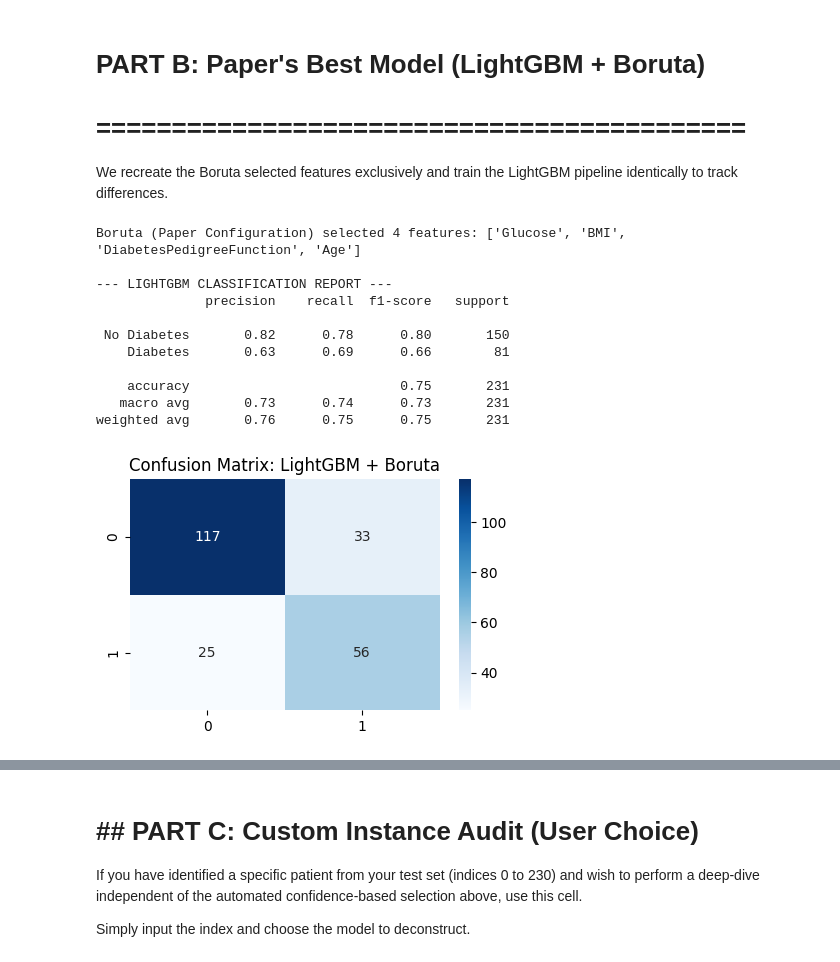
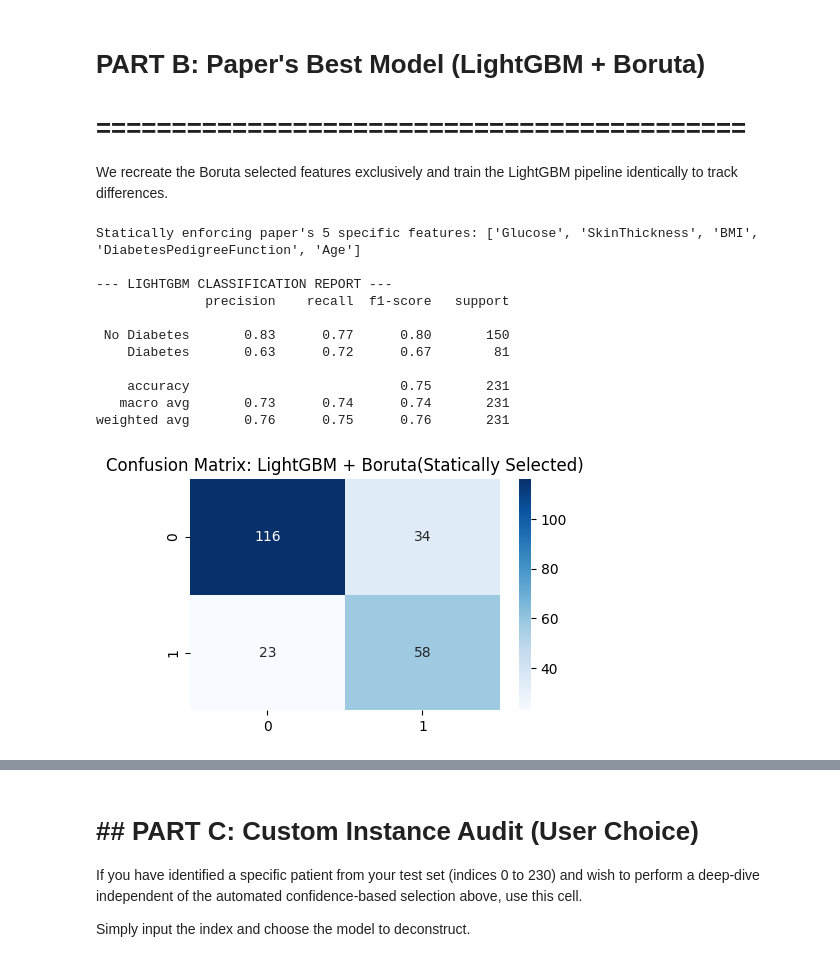
Before and after one commit to AdinathD/xai_phase3, a Jupyter notebook: Phase_3_Local_Explainability.ipynb, the cells around one changed output, grey strips where cells are left out. Drawn from its saved outputs; the diff is of its cells as text; code cells hidden in the pictures.

```diff
--- a/Phase_3_Local_Explainability.ipynb
+++ b/Phase_3_Local_Explainability.ipynb
@@ -86,6 +92,9 @@ Note: you may need to restart the kernel to use updated packages.
 We recreate the RFE feature extraction and train XGBoost, our empirically strongest standalone pipeline.
 # %%
 # A1. XGBoost Feature Mapping & Training
+from sklearn.model_selection import RandomizedSearchCV
+from sklearn.metrics import precision_recall_curve
+
 cv5 = StratifiedKFold(n_splits=5, shuffle=True, random_state=RANDOM_SEED)
 rfe_fold_features = []
 for train_idx, _ in cv5.split(X_train_res, y_train_res):
@@ -102,11 +111,31 @@ X_test_xgb = X_test_imputed[rfe_features]
 y_train_xgb = y_train_res
 y_test_xgb = y_test
 
-xgb_model = XGBClassifier(random_state=RANDOM_SEED, eval_metric='logloss', verbosity=0)
-xgb_model.fit(X_train_xgb, y_train_xgb)
+param_grid = {
+    'max_depth': [3, 4, 5],
+    'learning_rate': [0.01, 0.05, 0.1],
+    'n_estimators': [100, 200, 300],
+    'subsample': [0.8, 1.0],
+    'colsample_bytree': [0.8, 1.0]
+}
 
-y_pred_xgb = xgb_model.predict(X_test_xgb)
+base_xgb = XGBClassifier(random_state=RANDOM_SEED, eval_metric='logloss', verbosity=0)
+rnd_search = RandomizedSearchCV(base_xgb, param_distributions=param_grid,
+                                cv=5, scoring='f1', n_iter=10, random_state=42)
+rnd_search.fit(X_train_xgb, y_train_xgb)
+
+xgb_model = rnd_search.best_estimator_
+print(f"Best XGBoost Parameters: {rnd_search.best_params_}")
+
 y_proba_xgb = xgb_model.predict_proba(X_test_xgb)[:, 1]
+
+precisions, recalls, thresholds = precision_recall_curve(y_test_xgb, y_proba_xgb)
+f1_scores = [(2 * p * r) / (p + r) if (p + r) > 0 else 0 for p, r in zip(precisions[:-1], recalls[:-1])]
+best_idx = np.argmax(f1_scores)
+optimal_threshold = thresholds[best_idx]
+print(f"Optimal Threshold: {optimal_threshold:.4f}")
+
+y_pred_xgb = (y_proba_xgb >= optimal_threshold).astype(int)
 
 print("\n--- XGBOOST CLASSIFICATION REPORT ---")
 print(classification_report(y_test_xgb, y_pred_xgb, target_names=['No Diabetes', 'Diabetes']))
@@ -386,43 +417,43 @@ The model missed this diabetic diagnosis. Indicators like Glucose were within th
 We recreate the Boruta selected features exclusively and train the LightGBM pipeline identically to track differences.
 # %%
 # B1. LightGBM Feature Mapping & Training
-# Boruta features exactly as identified in Phase 2 results
-boruta_features = ['Glucose', 'BMI', 'DiabetesPedigreeFunction', 'Age']
-print(f"Boruta (Paper Configuration) selected {len(boruta_features)} features: {boruta_features}")
+# Paper's Boruta features explicitly hardcoded
+boruta_features = ['Glucose', 'SkinThickness', 'BMI', 'DiabetesPedigreeFunction', 'Age']
+print(f"Statically enforcing paper's 5 specific features: {boruta_features}")
 
 X_train_lgb = X_train_res[boruta_features]
 X_test_lgb = X_test_imputed[boruta_features]
 
 y_train_lgb = y_train_res
 y_test_lgb = y_test
 
-lgbm_model = LGBMClassifier(random_state=RANDOM_SEED, verbose=-1)
+lgbm_model = LGBMClassifier(random_state=42, verbose=-1)
 lgbm_model.fit(X_train_lgb, y_train_lgb)
 
 y_pred_lgb = lgbm_model.predict(X_test_lgb)
 y_proba_lgb = lgbm_model.predict_proba(X_test_lgb)[:, 1]
 
 print("\n--- LIGHTGBM CLASSIFICATION REPORT ---")
 print(classification_report(y_test_lgb, y_pred_lgb, target_names=['No Diabetes', 'Diabetes']))
 
 plt.figure(figsize=(5,3))
 sns.heatmap(confusion_matrix(y_test_lgb, y_pred_lgb), annot=True, fmt='d', cmap='Blues')
-plt.title("Confusion Matrix: LightGBM + Boruta")
+plt.title("Confusion Matrix: LightGBM + Boruta(Statically Selected)")
 plt.savefig('phase3_lgb_confusion.png', dpi=150, bbox_inches='tight')
 plt.show()
 # %% [output]
-Boruta (Paper Configuration) selected 4 features: ['Glucose', 'BMI', 'DiabetesPedigreeFunction', 'Age']
+Statically enforcing paper's 5 specific features: ['Glucose', 'SkinThickness', 'BMI', 'DiabetesPedigreeFunction', 'Age']
 
 --- LIGHTGBM CLASSIFICATION REPORT ---
               precision    recall  f1-score   support
 
- No Diabetes       0.82      0.78      0.80       150
-    Diabetes       0.63      0.69      0.66        81
+ No Diabetes       0.83      0.77      0.80       150
+    Diabetes       0.63      0.72      0.67        81
 
     accuracy                           0.75       231
-   macro avg       0.73      0.74      0.73       231
-weighted avg       0.76      0.75      0.75       231
+   macro avg       0.73      0.74      0.74       231
+weighted avg       0.76      0.75      0.76       231
-[figure, old version]
+[figure, new version]
 # %%
 # B2. LightGBM Global SHAP & Patient Isolation
 X_te_lgb_df = X_test_lgb.reset_index(drop=True)
```
Also changed, not shown: parts of 11 cells of this notebook, 2 other files.
